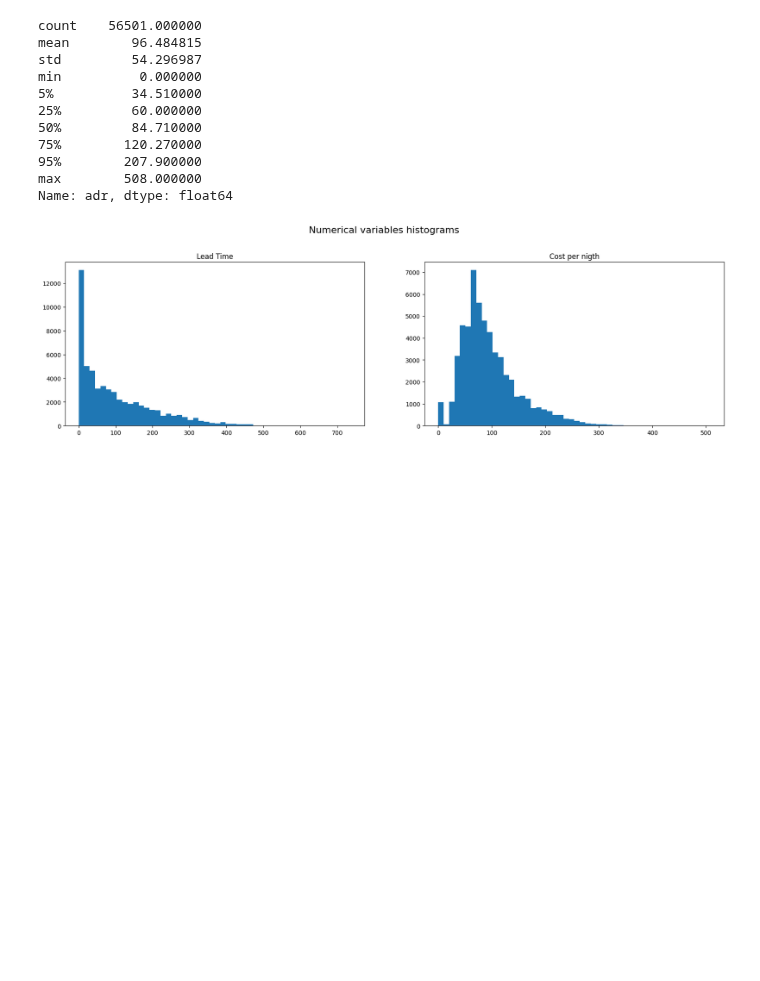
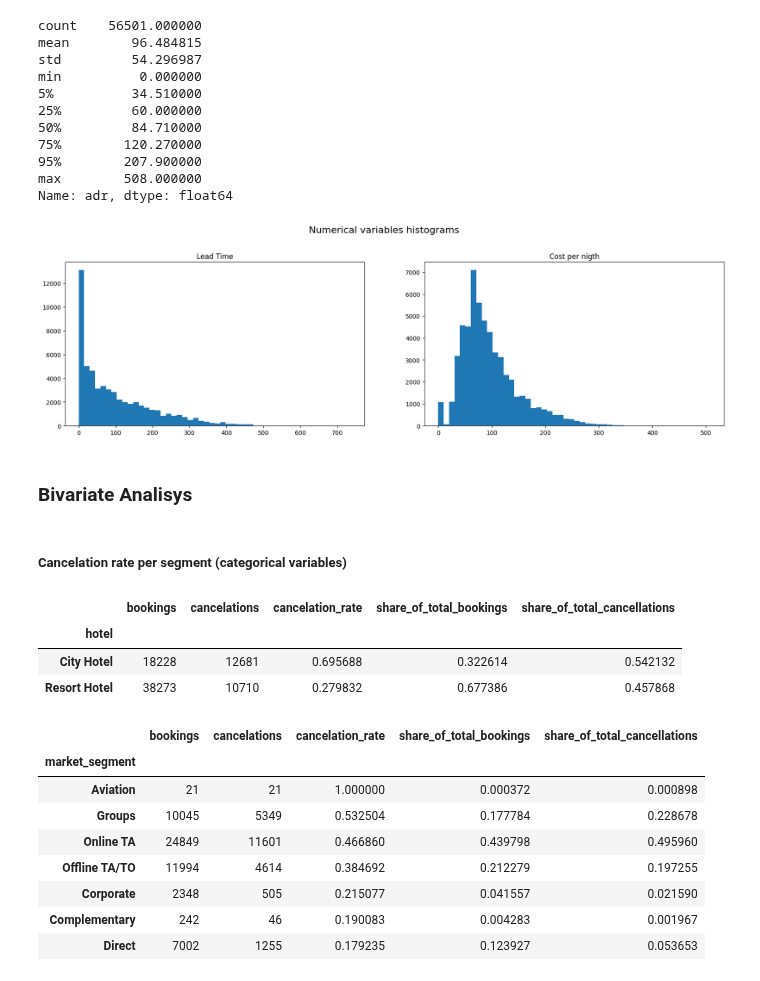
Before and after one commit to maxenceperon/Taller1_Felipe_Maxence_Ciencia_de_datos, a Jupyter notebook: eda.ipynb, the cells around one changed output. Cells and saved outputs as stored; diff of their text form; code cells hidden in the pictures; blank space fills up the shorter version.

Commit message:
feat(Bivariate_analysis)

```diff
--- a/eda.ipynb
+++ b/eda.ipynb
@@ -141,3 +141,46 @@ fig.suptitle("Numerical variables histograms", fontsize=16, y=1.05)
 plt.show()
 # %% [output]
 [figure]
+# %% [markdown]
+### Bivariate Analisys
+# %% [markdown]
+##### Cancelation rate per segment (categorical variables)
+# %%
+summary_hotel = (
+    df.groupby("hotel")["is_canceled"].agg(
+        bookings=("count"),
+        cancelations=("sum"),
+        cancelation_rate=("mean")
+    ).sort_values("cancelation_rate", ascending=False)
+)
+summary_hotel["share_of_total_bookings"] = (summary_hotel["bookings"] / summary_hotel["bookings"].sum())
+summary_hotel["share_of_total_cancellations"] = (summary_hotel["cancelations"] / summary_hotel["cancelations"].sum())
+
+display(summary_hotel)
+# %% [output]
+|  | bookings | cancelations | cancelation_rate | share_of_total_bookings | share_of_total_cancellations |
+| hotel |  |  |  |  |  |
+| City Hotel | 18228 | 12681 | 0.695688 | 0.322614 | 0.542132 |
+| Resort Hotel | 38273 | 10710 | 0.279832 | 0.677386 | 0.457868 |
+# %%
+summary_market = (
+    df.groupby("market_segment")["is_canceled"].agg(
+        bookings=("count"),
+        cancelations=("sum"),
+        cancelation_rate=("mean")
+    ).sort_values("cancelation_rate", ascending=False)
+)
+summary_market["share_of_total_bookings"] = (summary_market["bookings"] / summary_hotel["bookings"].sum())
+summary_market["share_of_total_cancellations"] = (summary_market["cancelations"] / summary_hotel["cancelations"].sum())
+
+display(summary_market)
+# %% [output]
+|  | bookings | cancelations | cancelation_rate | share_of_total_bookings | share_of_total_cancellations |
+| market_segment |  |  |  |  |  |
+| Aviation | 21 | 21 | 1.000000 | 0.000372 | 0.000898 |
+| Groups | 10045 | 5349 | 0.532504 | 0.177784 | 0.228678 |
+| Online TA | 24849 | 11601 | 0.466860 | 0.439798 | 0.495960 |
+| Offline TA/TO | 11994 | 4614 | 0.384692 | 0.212279 | 0.197255 |
+| Corporate | 2348 | 505 | 0.215077 | 0.041557 | 0.021590 |
+| Complementary | 242 | 46 | 0.190083 | 0.004283 | 0.001967 |
+| Direct | 7002 | 1255 | 0.179235 | 0.123927 | 0.053653 |
```
Also changed, not shown: parts of 3 cells of this notebook.
